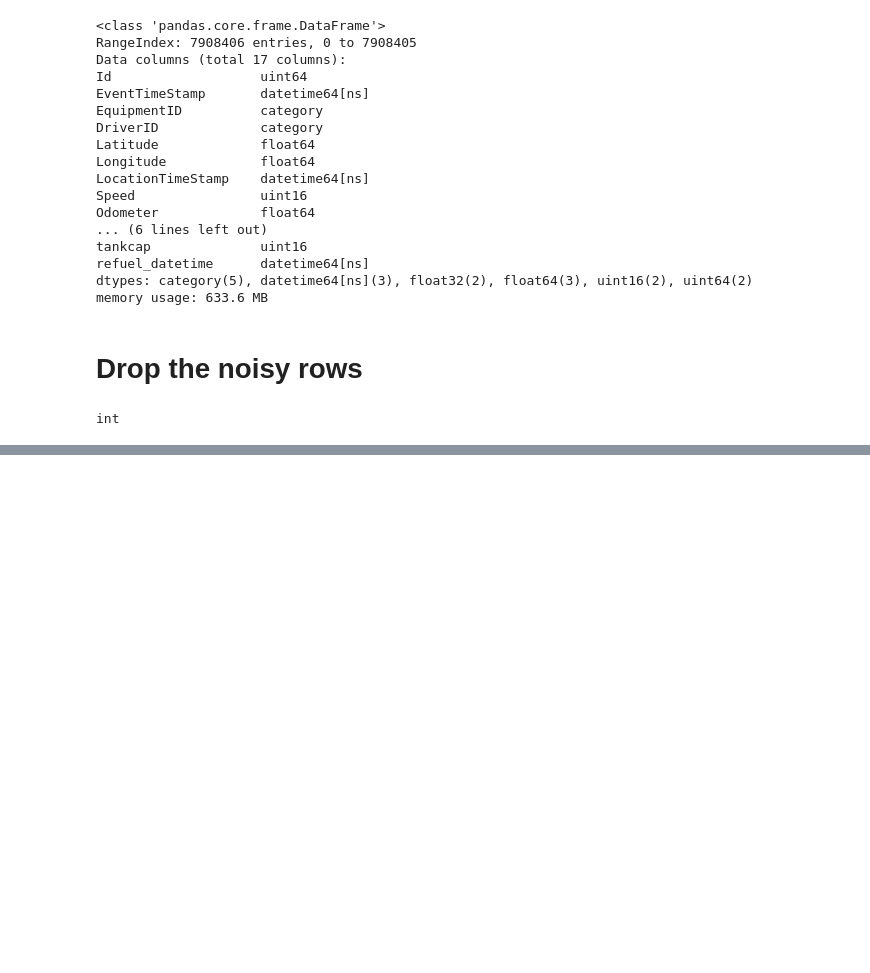
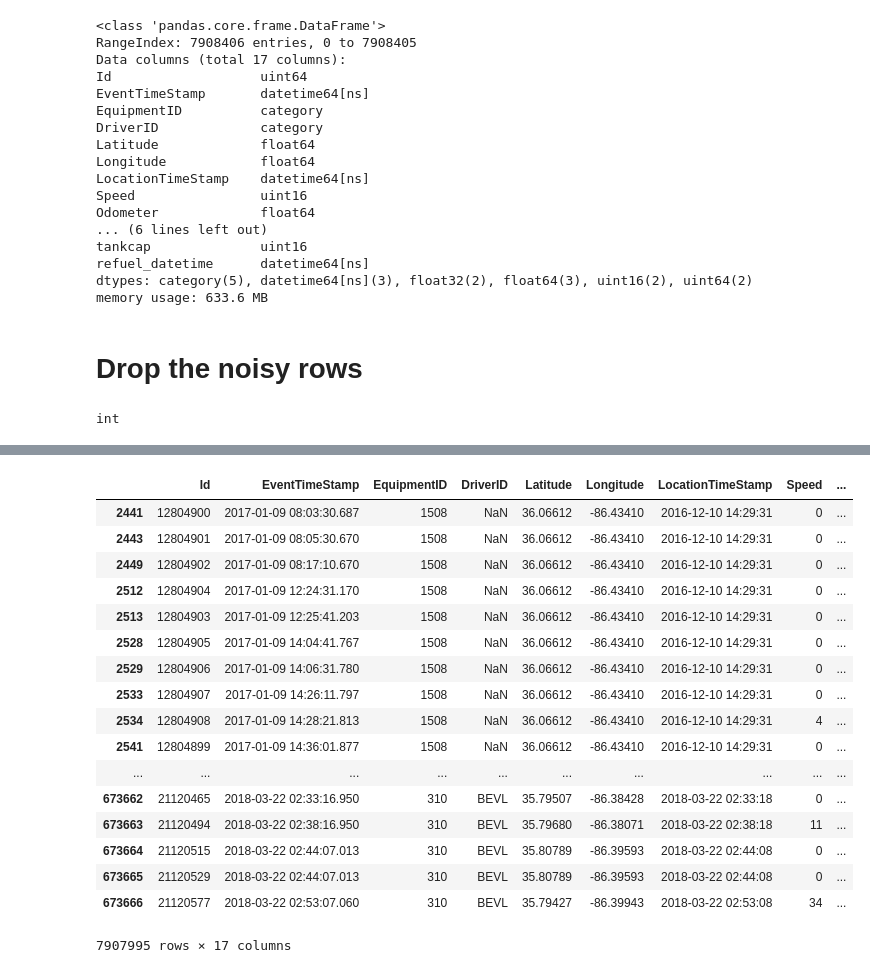
Before and after one commit to paulo-g-martinez/dq-6-fraud-detection, a Jupyter notebook: cleaned_data_bigG.ipynb, the cells around one changed output, grey strips where cells are left out. Drawn from its saved outputs; the diff is of its cells as text; code cells hidden in the pictures; blank space fills up the shorter version.

```diff
--- a/cleaned_data_bigG.ipynb
+++ b/cleaned_data_bigG.ipynb
@@ -519,0 +567,14 @@ events_levels_df.info()
+# %%
+#sort by truck and date
+t0 = datetime.now()
+print('started at ', t0)
+events_levels_df.sort_values(['truck', 'EventTimeStamp'],
+                                     inplace = True
+                                         )
+tf = datetime.now()
+print('finished at ', tf)
+print('whole process took ', tf-t0)
+
+events_levels_df
+#started sort at 12:10 am - 12:10 am
+# %% [output]
@@ -519,0 +584,18 @@ events_levels_df.info()
+|  | Id | EventTimeStamp | EquipmentID | DriverID | Latitude | Longitude | LocationTimeStamp | Speed | ... |
+| 2441 | 12804900 | 2017-01-09 08:03:30.687 | 1508 | NaN | 36.06612 | -86.43410 | 2016-12-10 14:29:31 | 0 | ... |
+| 2443 | 12804901 | 2017-01-09 08:05:30.670 | 1508 | NaN | 36.06612 | -86.43410 | 2016-12-10 14:29:31 | 0 | ... |
+| 2449 | 12804902 | 2017-01-09 08:17:10.670 | 1508 | NaN | 36.06612 | -86.43410 | 2016-12-10 14:29:31 | 0 | ... |
+| 2512 | 12804904 | 2017-01-09 12:24:31.170 | 1508 | NaN | 36.06612 | -86.43410 | 2016-12-10 14:29:31 | 0 | ... |
+| 2513 | 12804903 | 2017-01-09 12:25:41.203 | 1508 | NaN | 36.06612 | -86.43410 | 2016-12-10 14:29:31 | 0 | ... |
+| 2528 | 12804905 | 2017-01-09 14:04:41.767 | 1508 | NaN | 36.06612 | -86.43410 | 2016-12-10 14:29:31 | 0 | ... |
+| 2529 | 12804906 | 2017-01-09 14:06:31.780 | 1508 | NaN | 36.06612 | -86.43410 | 2016-12-10 14:29:31 | 0 | ... |
+| 2533 | 12804907 | 2017-01-09 14:26:11.797 | 1508 | NaN | 36.06612 | -86.43410 | 2016-12-10 14:29:31 | 0 | ... |
+| 2534 | 12804908 | 2017-01-09 14:28:21.813 | 1508 | NaN | 36.06612 | -86.43410 | 2016-12-10 14:29:31 | 4 | ... |
+| 2541 | 12804899 | 2017-01-09 14:36:01.877 | 1508 | NaN | 36.06612 | -86.43410 | 2016-12-10 14:29:31 | 0 | ... |
+| ... | ... | ... | ... | ... | ... | ... | ... | ... | ... |
+| 673662 | 21120465 | 2018-03-22 02:33:16.950 | 310 | BEVL | 35.79507 | -86.38428 | 2018-03-22 02:33:18 | 0 | ... |
+| 673663 | 21120494 | 2018-03-22 02:38:16.950 | 310 | BEVL | 35.79680 | -86.38071 | 2018-03-22 02:38:18 | 11 | ... |
+| 673664 | 21120515 | 2018-03-22 02:44:07.013 | 310 | BEVL | 35.80789 | -86.39593 | 2018-03-22 02:44:08 | 0 | ... |
+| 673665 | 21120529 | 2018-03-22 02:44:07.013 | 310 | BEVL | 35.80789 | -86.39593 | 2018-03-22 02:44:08 | 0 | ... |
+| 673666 | 21120577 | 2018-03-22 02:53:07.060 | 310 | BEVL | 35.79427 | -86.39943 | 2018-03-22 02:53:08 | 34 | ... |
+7907995 rows × 17 columns
```
Also changed, not shown: parts of 26 cells of this notebook, 1 other file.
